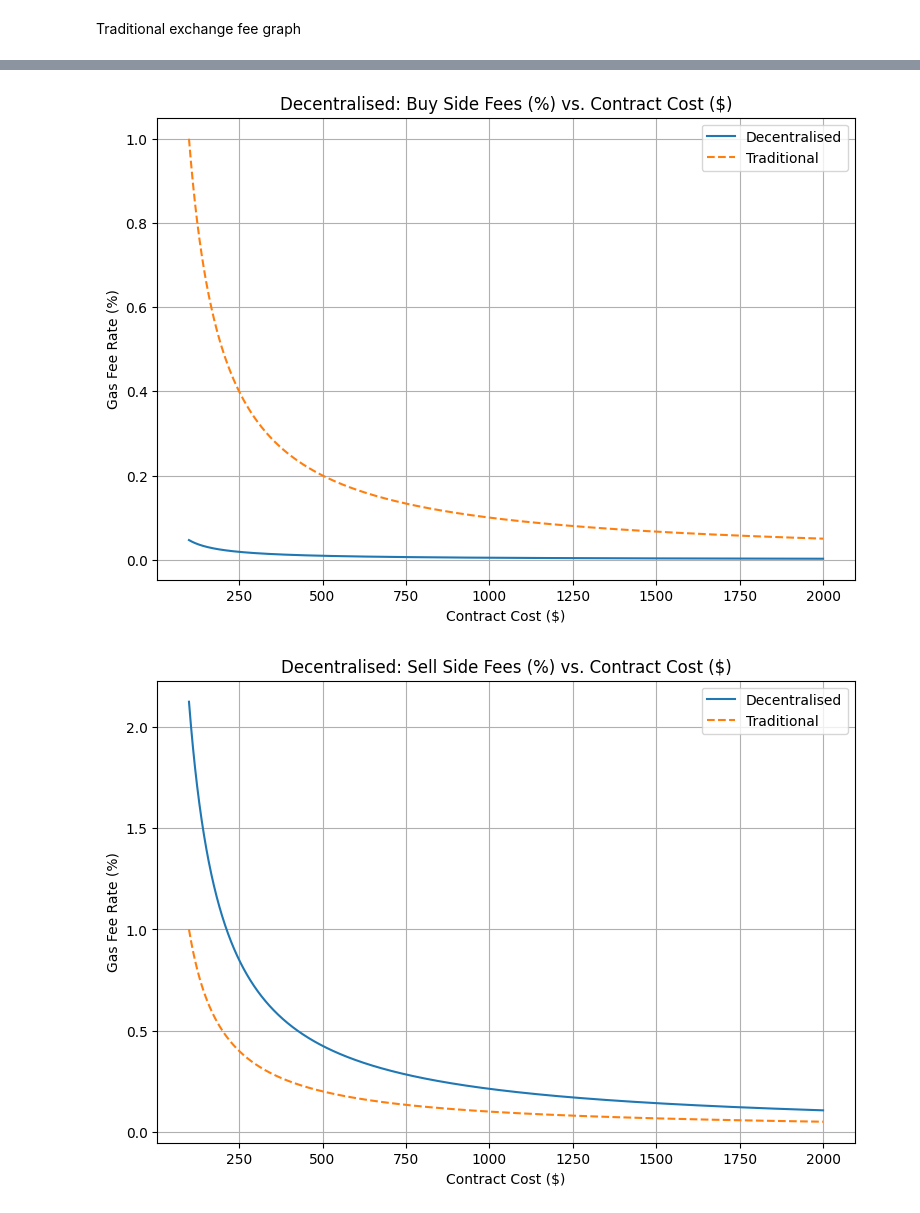
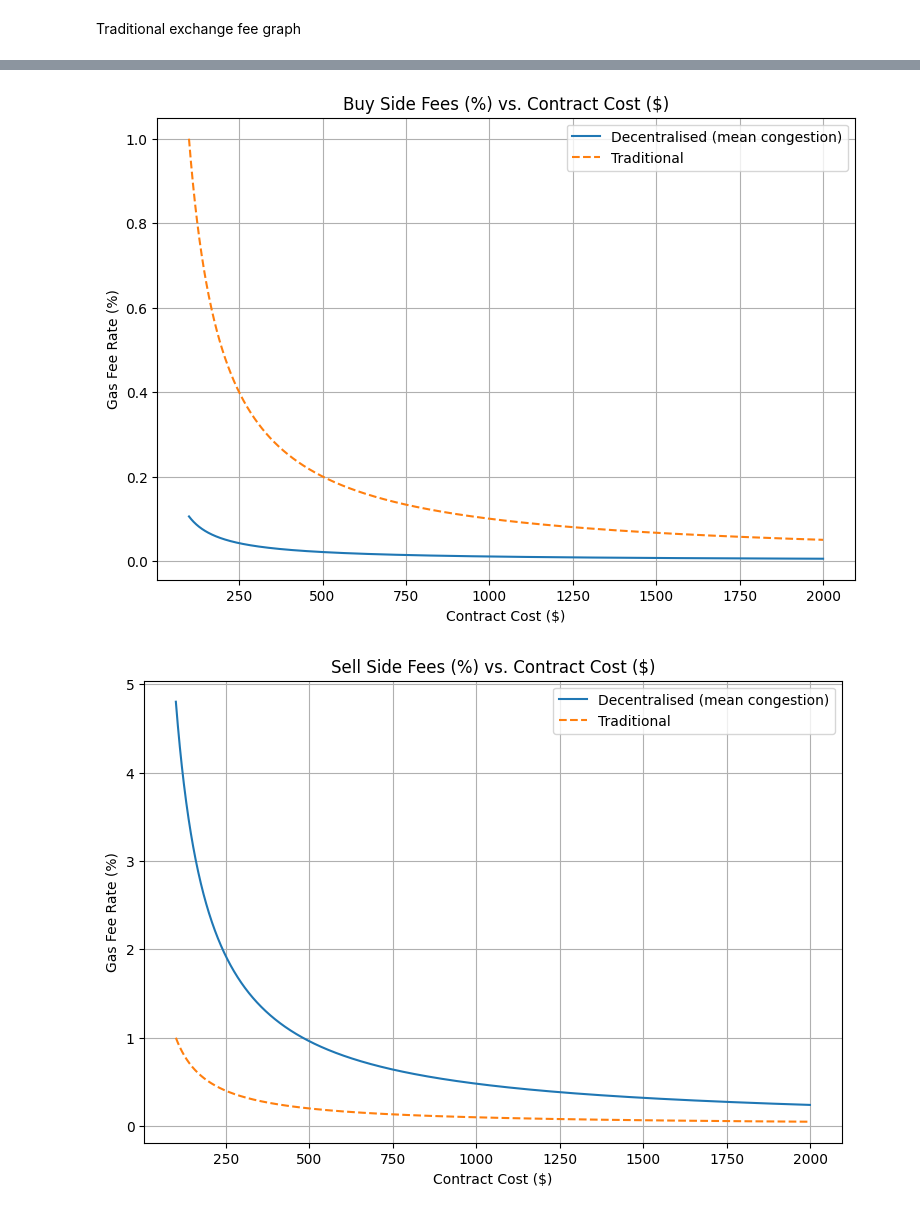
Before and after one commit to billy-hipps/Building-Blockchain-Based-Options-Markets, a Jupyter notebook: BinaryOptionsPY/report_figures/figures.ipynb, the cells around one changed output, grey strips where cells are left out. Cells and saved outputs as stored; diff of their text form; code cells hidden in the pictures.

```diff
--- a/BinaryOptionsPY/report_figures/figures.ipynb
+++ b/BinaryOptionsPY/report_figures/figures.ipynb
@@ -5,3 +5,7 @@ import seaborn as sns
 import pandas as pd
 # %% [markdown]
 Traditional exchange fee graph
+# %%
+# Fetch Ethereum price data from Google Finance
+eth_data = pd.read_excel('6month_eth_price(USD).xlsx')
+eth_data.head()
@@ -7,0 +19,6 @@ Traditional exchange fee graph
+# %%
+average_price = eth_data['Close'].mean()
+std = eth_data['Close'].std()
+rel_std = std / average_price
+print(f"Ethereum 180 day average price (USD): {average_price}")
+print(f"Ethereum 180 day standard deviation (USD): {std}")
@@ -30,7 +50,7 @@ gas_prices['Value (Wei)'] = gas_prices['Value (Wei)'].astype(float)
 # convert to ether
 gas_prices['Value (Ether)'] = gas_prices['Value (Wei)'] / 1e18
 # convert to USD
-gas_prices['Value (USD)'] = gas_prices['Value (Ether)'] * 1230.0
+gas_prices['Value (USD)'] = gas_prices['Value (Ether)'] * average_price
 
 # calculate mean gas price
 mean_gas_price = gas_prices['Value (USD)'].mean()
@@ -71,37 +91,37 @@ creator_rates = {
     'Mean + 2 Std': [gas_fees['Mean + 2 Std'][1]*100/i for i in contract_sizes],
     'Mean + 3 Std': [gas_fees['Mean + 3 Std'][1]*100/i for i in contract_sizes],
 }
 
 # Plot buyer graph
 plt.figure(figsize=(9, 6))
-plt.plot(contract_sizes, buyer_rates['Mean'], label='Decentralised')
+plt.plot(contract_sizes, buyer_rates['Mean'], label='Decentralised (mean congestion)')
 #plt.plot(contract_sizes, buyer_rates['Mean + 1 Std'], label='Mean + 1 Std')
 #plt.plot(contract_sizes, buyer_rates['Mean + 2 Std'], label='Mean + 2 Std')
 #plt.plot(contract_sizes, buyer_rates['Mean + 3 Std'], label='Mean + 3 Std')
 plt.plot(contract_sizes, r, label='Traditional', linestyle='--')
-plt.title('Decentralised: Buy Side Fees (%) vs. Contract Cost ($)')
+plt.title('Buy Side Fees (%) vs. Contract Cost ($)')
 plt.xlabel('Contract Cost ($)')
 plt.ylabel('Gas Fee Rate (%)')
 plt.legend()
 plt.grid()
 # save figure
 plt.savefig('buyer_gas_fees_vs_contract_cost.png', dpi=300)
 
 # Plot creator graph
 plt.figure(figsize=(9, 6))
-plt.plot(contract_sizes, creator_rates['Mean'], label='Decentralised')
+plt.plot(contract_sizes, creator_rates['Mean'], label='Decentralised (mean congestion)')
 #plt.plot(contract_sizes, creator_rates['Mean + 1 Std'], label='Mean + 1 Std')
 #plt.plot(contract_sizes, creator_rates['Mean + 2 Std'], label='Mean + 2 Std')
 #plt.plot(contract_sizes, creator_rates['Mean + 3 Std'], label='Mean + 3 Std')
 plt.plot(contract_sizes, r, label='Traditional', linestyle='--')
-plt.title('Decentralised: Sell Side Fees (%) vs. Contract Cost ($)')
+plt.title('Sell Side Fees (%) vs. Contract Cost ($)')
 plt.xlabel('Contract Cost ($)')
 plt.ylabel('Gas Fee Rate (%)')
 plt.legend()
 plt.grid()
 # save figure
 plt.savefig('creator_gas_fees_vs_contract_cost.png', dpi=300)
 # %% [output]
-[figure, old version]
+[figure, new version]
-[figure, old version]
+[figure, new version]
 # %%
```
Also changed, not shown: parts of 5 cells of this notebook, 39 other files.
